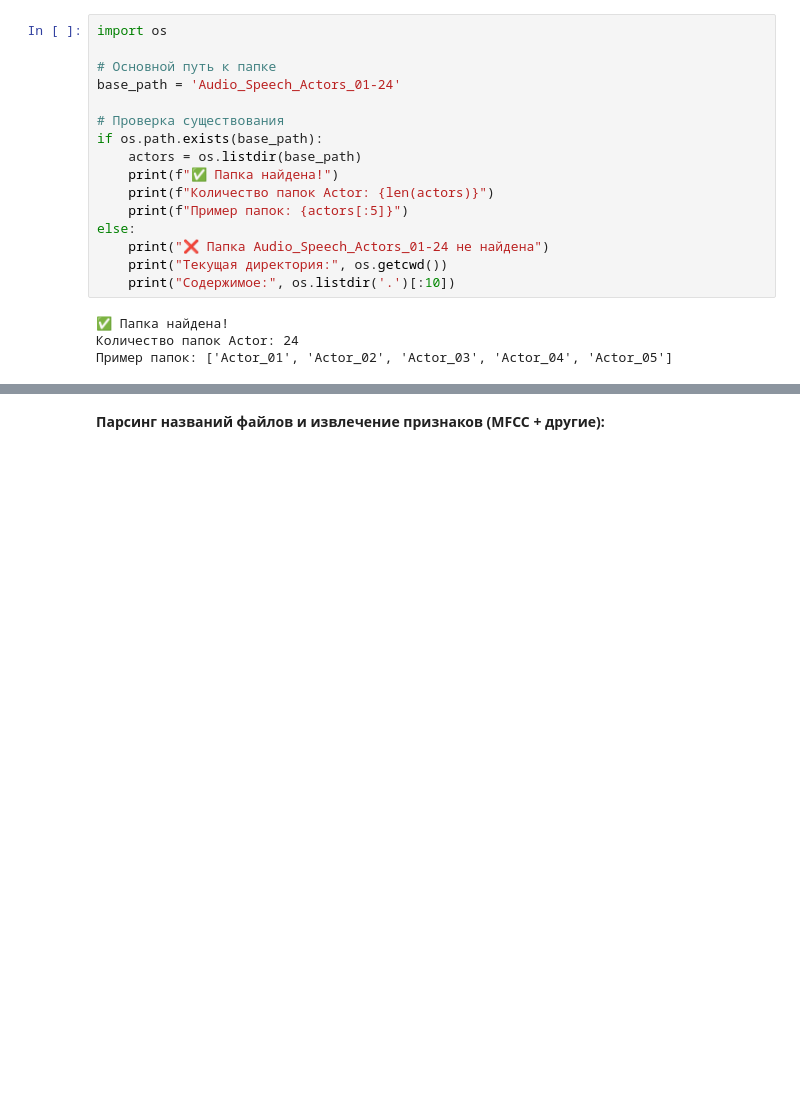
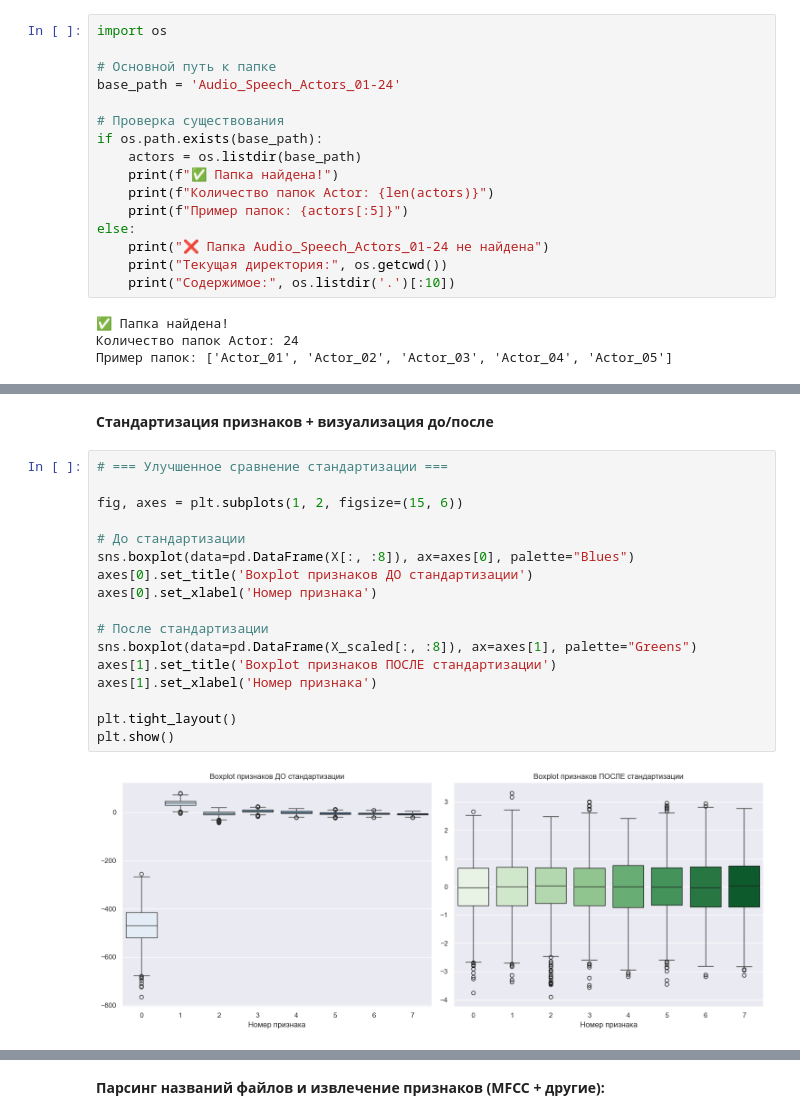
Before and after one commit to AlexYager789/Kursovaya-SER-Gumarov, a Jupyter notebook: Gumarov.ipynb, the cells around one changed output, grey strips where cells are left out. Cells and saved outputs as stored; diff of their text form; blank space fills up the shorter version.

```diff
--- a/Gumarov.ipynb
+++ b/Gumarov.ipynb
@@ -53,0 +91,21 @@ else:
+# %% [markdown]
+**Стандартизация признаков + визуализация до/после**
+# %%
+# === Улучшенное сравнение стандартизации ===
+
+fig, axes = plt.subplots(1, 2, figsize=(15, 6))
+
+# До стандартизации
+sns.boxplot(data=pd.DataFrame(X[:, :8]), ax=axes[0], palette="Blues")
+axes[0].set_title('Boxplot признаков ДО стандартизации')
+axes[0].set_xlabel('Номер признака')
+
+# После стандартизации
+sns.boxplot(data=pd.DataFrame(X_scaled[:, :8]), ax=axes[1], palette="Greens")
+axes[1].set_title('Boxplot признаков ПОСЛЕ стандартизации')
+axes[1].set_xlabel('Номер признака')
+
+plt.tight_layout()
+plt.show()
+# %% [output]
+[figure, added]
```
Also changed, not shown: parts of 3 cells of this notebook, 1 other file.
